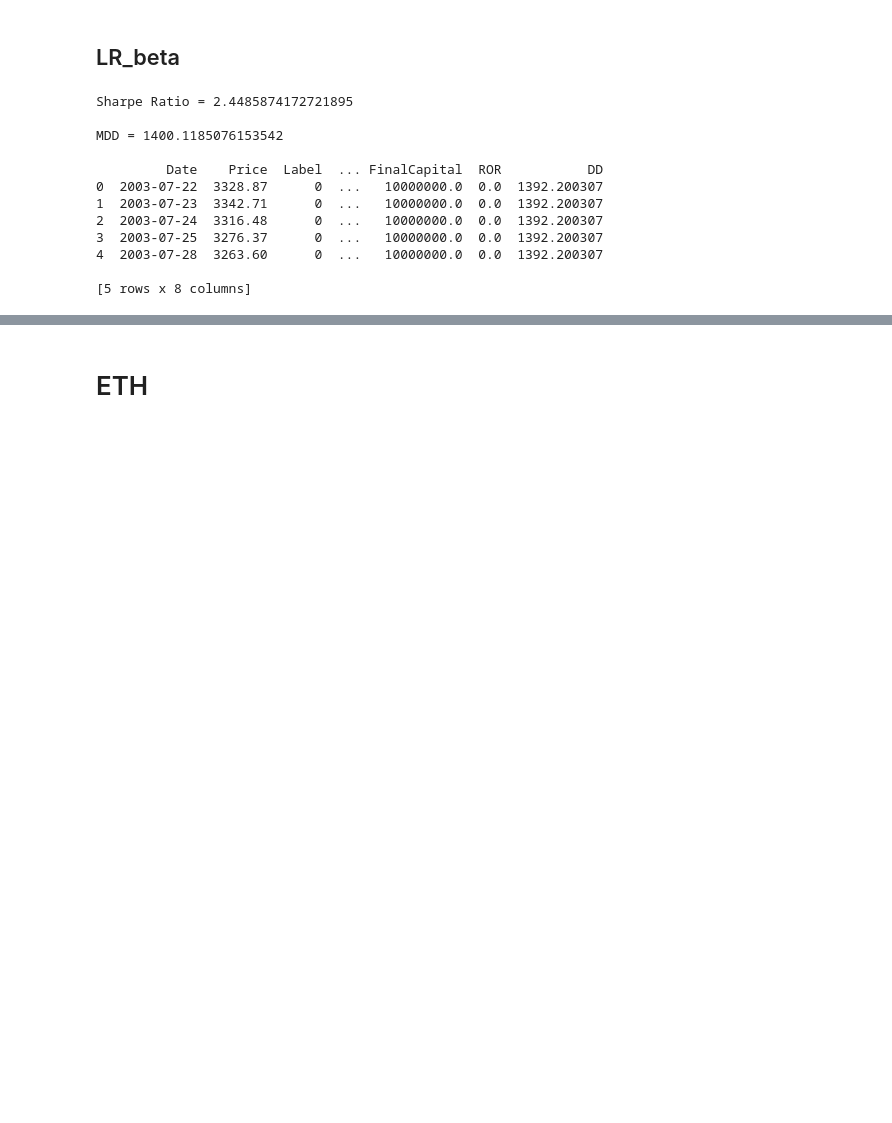
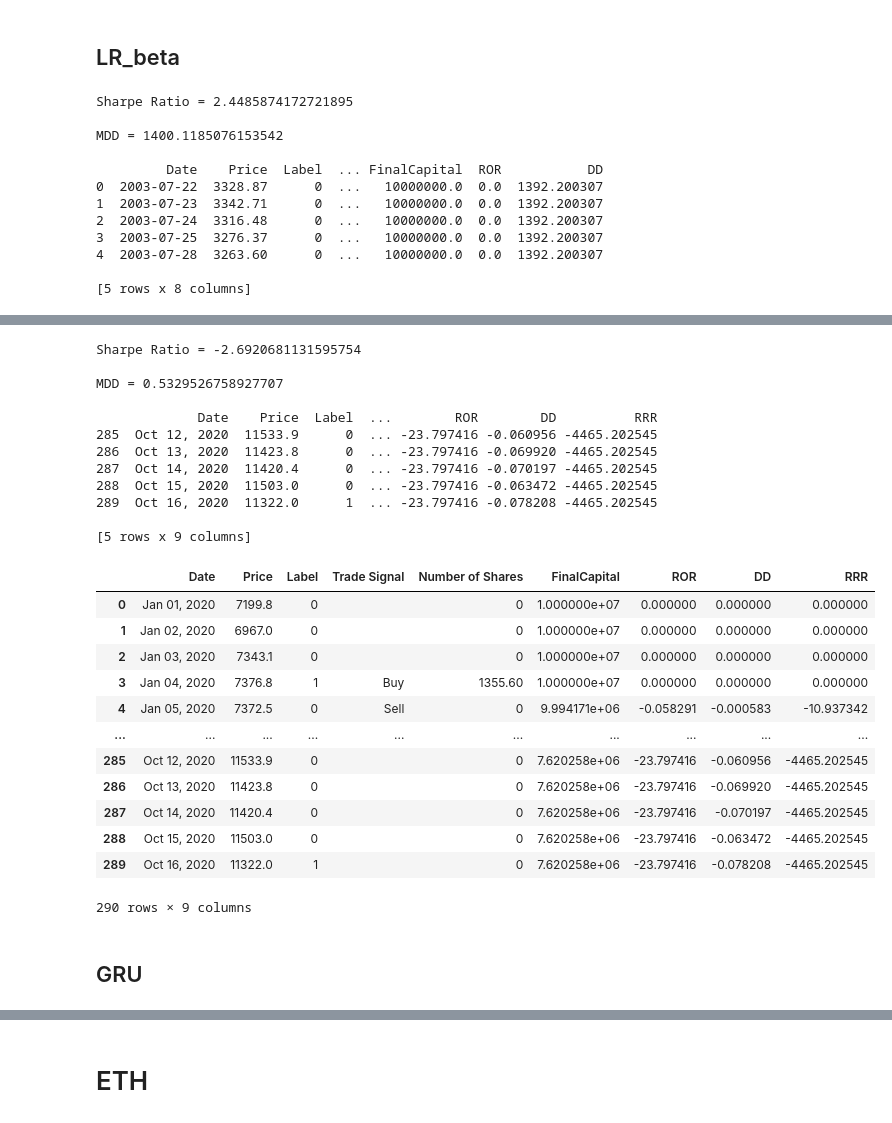
Before and after one commit to fshnkarimi/Labeling, a Jupyter notebook: Buy&Hold.ipynb, the cells around one changed output, grey strips where cells are left out. Saved outputs shown, nothing was run; the diff lists cells and outputs as text; code cells hidden in the pictures; blank space fills up the shorter version.

```diff
--- a/Buy&Hold.ipynb
+++ b/Buy&Hold.ipynb
@@ -1082,0 +1179,32 @@ MDD = 1400.1185076153542
+# %%
+# Purge
+df = pd.read_csv('btc_lstm_beta_p.csv', index_col=None, header=0)
+add_metrics(df, 'btc_lstm_beta_p', dataset_type='crypto')
+# %% [output]
+Sharpe Ratio = -2.6920681131595754
+
+MDD = 0.5329526758927707
+
+             Date    Price  Label  ...        ROR        DD          RRR
+285  Oct 12, 2020  11533.9      0  ... -23.797416 -0.060956 -4465.202545
+286  Oct 13, 2020  11423.8      0  ... -23.797416 -0.069920 -4465.202545
+287  Oct 14, 2020  11420.4      0  ... -23.797416 -0.070197 -4465.202545
+288  Oct 15, 2020  11503.0      0  ... -23.797416 -0.063472 -4465.202545
+289  Oct 16, 2020  11322.0      1  ... -23.797416 -0.078208 -4465.202545
+
+[5 rows x 9 columns]
+|  | Date | Price | Label | Trade Signal | Number of Shares | FinalCapital | ROR | DD | RRR |
+| 0 | Jan 01, 2020 | 7199.8 | 0 |  | 0 | 1.000000e+07 | 0.000000 | 0.000000 | 0.000000 |
+| 1 | Jan 02, 2020 | 6967.0 | 0 |  | 0 | 1.000000e+07 | 0.000000 | 0.000000 | 0.000000 |
+| 2 | Jan 03, 2020 | 7343.1 | 0 |  | 0 | 1.000000e+07 | 0.000000 | 0.000000 | 0.000000 |
+| 3 | Jan 04, 2020 | 7376.8 | 1 | Buy | 1355.60 | 1.000000e+07 | 0.000000 | 0.000000 | 0.000000 |
+| 4 | Jan 05, 2020 | 7372.5 | 0 | Sell | 0 | 9.994171e+06 | -0.058291 | -0.000583 | -10.937342 |
+| ... | ... | ... | ... | ... | ... | ... | ... | ... | ... |
+| 285 | Oct 12, 2020 | 11533.9 | 0 |  | 0 | 7.620258e+06 | -23.797416 | -0.060956 | -4465.202545 |
+| 286 | Oct 13, 2020 | 11423.8 | 0 |  | 0 | 7.620258e+06 | -23.797416 | -0.069920 | -4465.202545 |
+| 287 | Oct 14, 2020 | 11420.4 | 0 |  | 0 | 7.620258e+06 | -23.797416 | -0.070197 | -4465.202545 |
+| 288 | Oct 15, 2020 | 11503.0 | 0 |  | 0 | 7.620258e+06 | -23.797416 | -0.063472 | -4465.202545 |
+| 289 | Oct 16, 2020 | 11322.0 | 1 |  | 0 | 7.620258e+06 | -23.797416 | -0.078208 | -4465.202545 |
+290 rows × 9 columns
+# %% [markdown]
+## GRU
```
Also changed, not shown: parts of 107 cells of this notebook.
